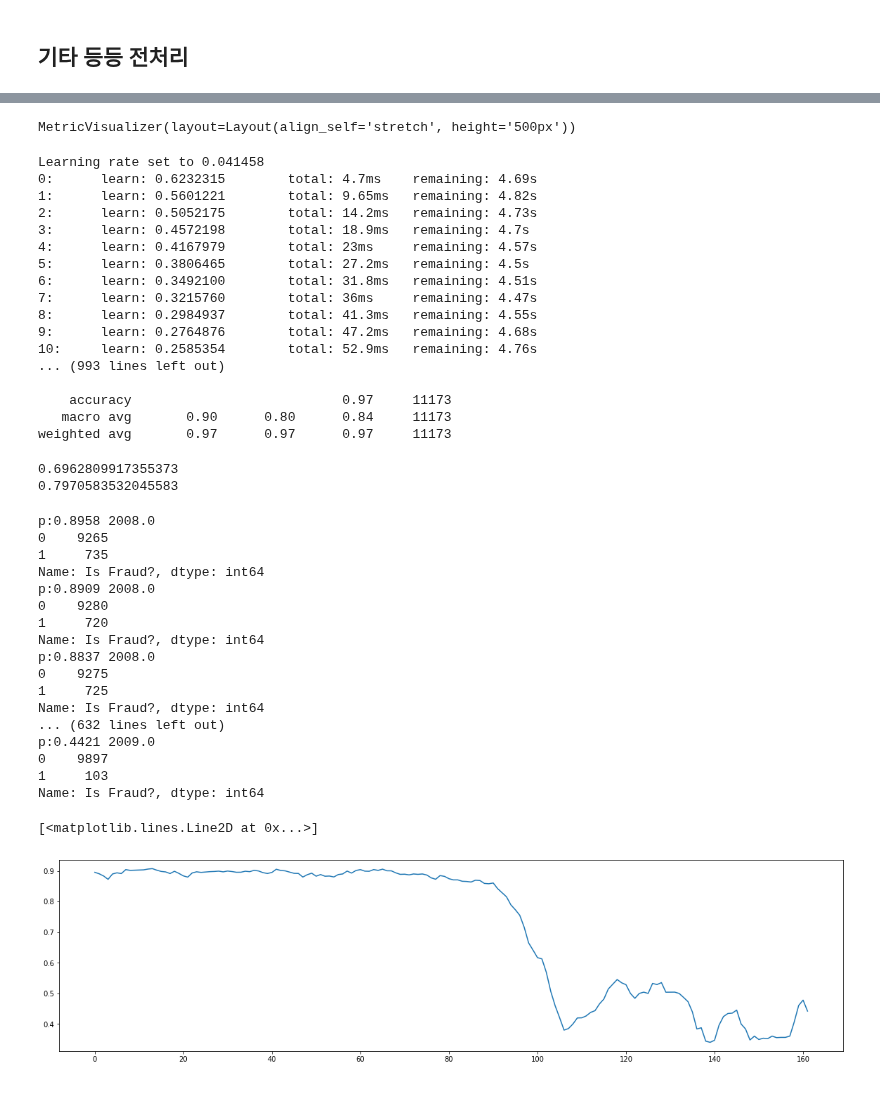
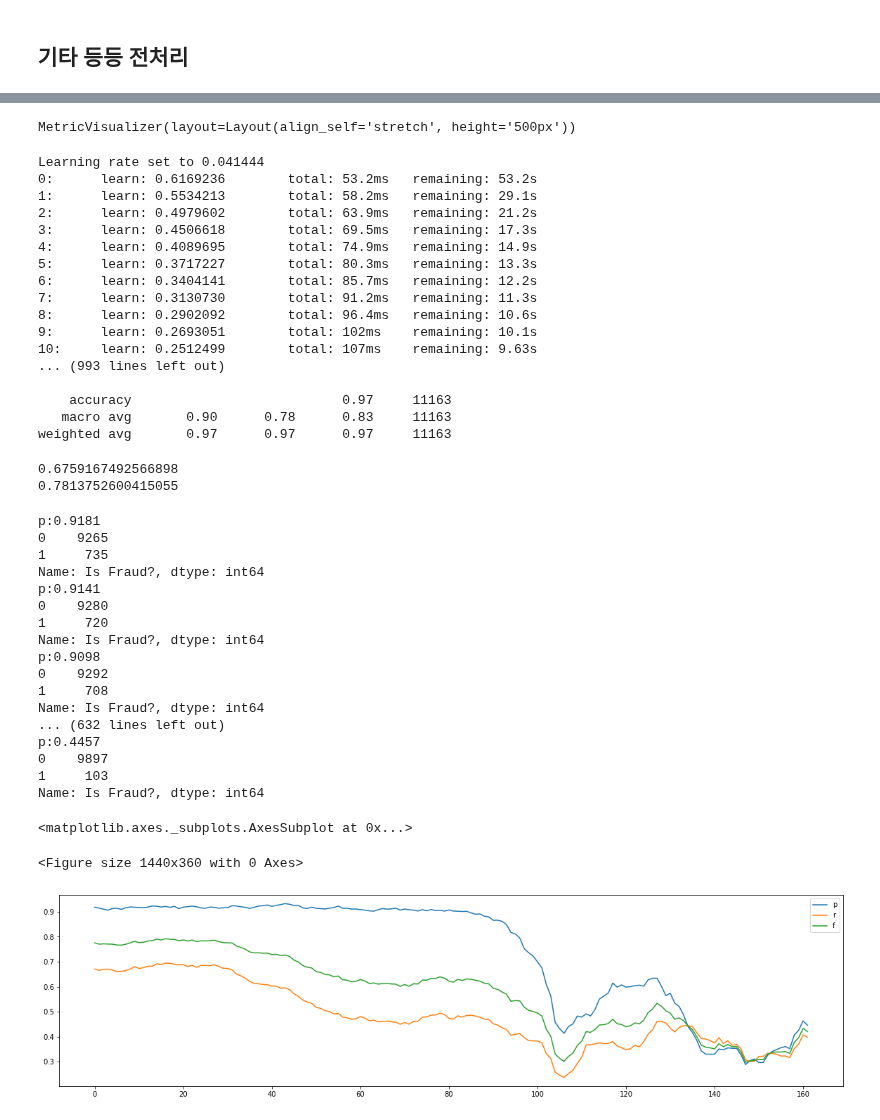
Before and after one commit to dolmani38/drift, a Jupyter notebook: Concept drift에 의한 모델의 성능 추정 방법_0709.ipynb, the cells around one changed output, grey strips where cells are left out. Cells and saved outputs as stored; diff of their text form; code cells hidden in the pictures.

```diff
--- a/Concept drift에 의한 모델의 성능 추정 방법_0709.ipynb
+++ b/Concept drift에 의한 모델의 성능 추정 방법_0709.ipynb
@@ -1496,5 +1345,5 @@ df
 # %%
-drop_columns = ['Is Fraud?','Zip','Month','User','Merchant Name','Merchant City','Merchant State']
+drop_columns = ['Is Fraud?','Zip','Year','Month','Day','Minutes','User','Errors?','Merchant Name','Merchant City','Merchant State']
 X = df[df['Year']==2007].drop(drop_columns,axis=1)
 y = df[df['Year']==2007]['Is Fraud?']
 # %%
@@ -1550,30 +1398,30 @@ y_pred=cat.predict(x_inf)
 print(classification_report(y_inf, y_pred))
 # %% [output]
 MetricVisualizer(layout=Layout(align_self='stretch', height='500px'))
-Learning rate set to 0.041458
-0:      learn: 0.6232315        total: 4.7ms    remaining: 4.69s
-1:      learn: 0.5601221        total: 9.65ms   remaining: 4.82s
-2:      learn: 0.5052175        total: 14.2ms   remaining: 4.73s
-3:      learn: 0.4572198        total: 18.9ms   remaining: 4.7s
-4:      learn: 0.4167979        total: 23ms     remaining: 4.57s
-5:      learn: 0.3806465        total: 27.2ms   remaining: 4.5s
-6:      learn: 0.3492100        total: 31.8ms   remaining: 4.51s
-7:      learn: 0.3215760        total: 36ms     remaining: 4.47s
-8:      learn: 0.2984937        total: 41.3ms   remaining: 4.55s
-9:      learn: 0.2764876        total: 47.2ms   remaining: 4.68s
-10:     learn: 0.2585354        total: 52.9ms   remaining: 4.76s
+Learning rate set to 0.041444
+0:      learn: 0.6169236        total: 53.2ms   remaining: 53.2s
+1:      learn: 0.5534213        total: 58.2ms   remaining: 29.1s
+2:      learn: 0.4979602        total: 63.9ms   remaining: 21.2s
+3:      learn: 0.4506618        total: 69.5ms   remaining: 17.3s
+4:      learn: 0.4089695        total: 74.9ms   remaining: 14.9s
+5:      learn: 0.3717227        total: 80.3ms   remaining: 13.3s
+6:      learn: 0.3404141        total: 85.7ms   remaining: 12.2s
+7:      learn: 0.3130730        total: 91.2ms   remaining: 11.3s
+8:      learn: 0.2902092        total: 96.4ms   remaining: 10.6s
+9:      learn: 0.2693051        total: 102ms    remaining: 10.1s
+10:     learn: 0.2512499        total: 107ms    remaining: 9.63s
 ... (993 lines left out)
 
-    accuracy                           0.97     11173
-   macro avg       0.90      0.80      0.84     11173
-weighted avg       0.97      0.97      0.97     11173
+    accuracy                           0.97     11163
+   macro avg       0.90      0.78      0.83     11163
+weighted avg       0.97      0.97      0.97     11163
 # %%
 from sklearn.metrics import f1_score,roc_auc_score
 print(f1_score(y_inf, y_pred))
 print(roc_auc_score(y_inf, y_pred))
 # %% [output]
-0.6962809917355373
-0.7970583532045583
+0.6759167492566898
+0.7813752600415055
 # %%
 df1 = df[df['Year'] >= 2008]
 df2 = df1[df1['Year'] <= 2009]
@@ -1582,7 +1430,10 @@ X_test2 = df2[df2['Year'] >= 2008].drop(drop_columns,axis=1)
 y_test2 = df2[df2['Year'] >= 2008]['Is Fraud?']
 # %%
 import math
-f1s = []
+f1s = {}
+f1s['p'] = []
+f1s['r'] = []
+f1s['f'] = []
 window_size = 10000
 step = 500
 batch = math.ceil((X_test2.shape[0]-window_size)/step)
@@ -1592,32 +1443,36 @@ for i in range(batch):
     y_pred=cat.predict(ux)
     #ppy = [1 if m=='No' else 0 for m in y_pred]
     f1 = precision_recall_fscore_support(uy, y_pred,average='binary') #precision_recall_fscore_support([1 if m=='No' else 0 for m in uy], ppy,average='binary')
-    print(f"p:{f1[0]:.4f} {ux.iloc[-1].Year}\n{uy.value_counts()}")
-    f1s.append(f1[0])
+    print(f"p:{f1[0]:.4f} \n{uy.value_counts()}")
+    f1s['p'].append(f1[0])
+    f1s['r'].append(f1[1])
+    f1s['f'].append(f1[2])
 # %% [output]
-p:0.8958 2008.0
+p:0.9181
 0    9265
 1     735
 Name: Is Fraud?, dtype: int64
-p:0.8909 2008.0
+p:0.9141
 0    9280
 1     720
 Name: Is Fraud?, dtype: int64
-p:0.8837 2008.0
-0    9275
-1     725
+p:0.9098
+0    9292
+1     708
 Name: Is Fraud?, dtype: int64
 ... (632 lines left out)
-p:0.4421 2009.0
+p:0.4457
 0    9897
 1     103
 Name: Is Fraud?, dtype: int64
 # %%
 plt.figure(figsize=(20,5))
-plt.plot(f1s)
+pps = pd.DataFrame(f1s)
+pps.plot(figsize=(20,5))
 # %% [output]
-[<matplotlib.lines.Line2D at 0x...>]
+<matplotlib.axes._subplots.AxesSubplot at 0x...>
+<Figure size 1440x360 with 0 Axes>
-[figure, old version]
+[figure, new version]
 # %%
 y_pred=cat.predict(x_inf)
 print(classification_report(y_inf, y_pred))
```
Also changed, not shown: parts of 35 cells of this notebook.
